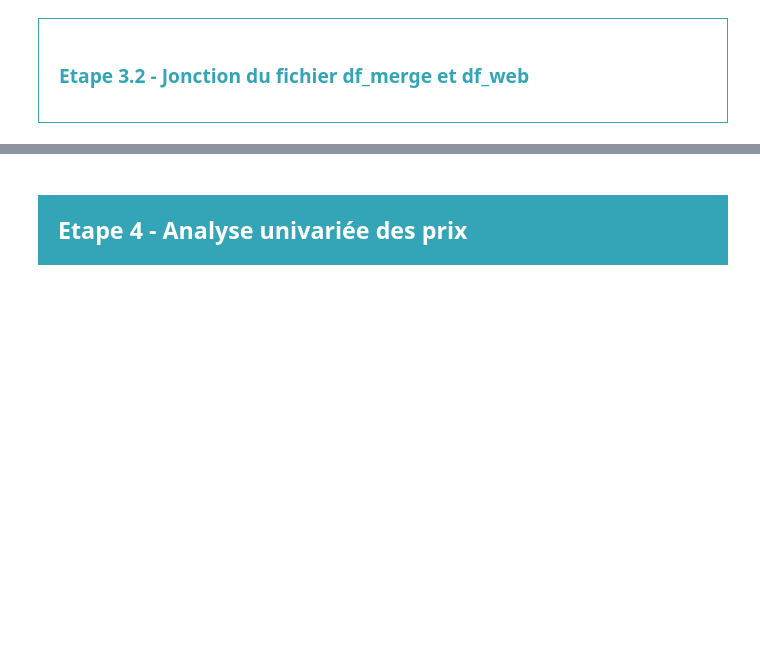
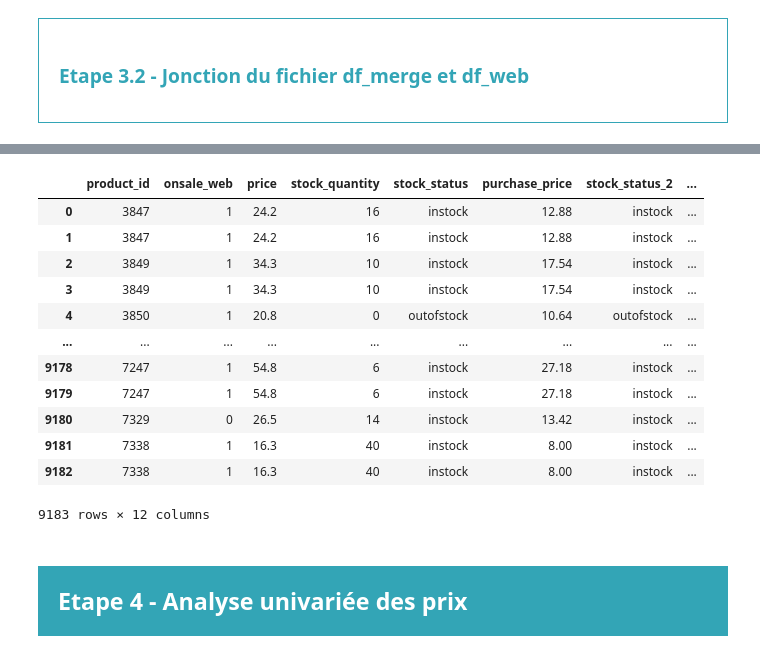
Before and after one commit to ziedbelhocine/Cours-OC, a Jupyter notebook: Data_Analyst/Projet_6/Template-Notebook-Bottleneck(1).ipynb, the cells around one changed output, grey strips where cells are left out. Saved outputs shown, nothing was run; the diff lists cells and outputs as text; code cells hidden in the pictures; blank space fills up the shorter version.

```diff
--- a/Data_Analyst/Projet_6/Template-Notebook-Bottleneck(1).ipynb
+++ b/Data_Analyst/Projet_6/Template-Notebook-Bottleneck(1).ipynb
@@ -563,3 +783,20 @@ Name: sku, Length: 1513, dtype: bool
+# %%
+df_merge = pd.merge(df_merge, df_web, on='id_web', how='left')
+df_merge
+# %% [output]
+|  | product_id | onsale_web | price | stock_quantity | stock_status | purchase_price | stock_status_2 | ... |
+| 0 | 3847 | 1 | 24.2 | 16 | instock | 12.88 | instock | ... |
+| 1 | 3847 | 1 | 24.2 | 16 | instock | 12.88 | instock | ... |
+| 2 | 3849 | 1 | 34.3 | 10 | instock | 17.54 | instock | ... |
+| 3 | 3849 | 1 | 34.3 | 10 | instock | 17.54 | instock | ... |
+| 4 | 3850 | 1 | 20.8 | 0 | outofstock | 10.64 | outofstock | ... |
+| ... | ... | ... | ... | ... | ... | ... | ... | ... |
+| 9178 | 7247 | 1 | 54.8 | 6 | instock | 27.18 | instock | ... |
+| 9179 | 7247 | 1 | 54.8 | 6 | instock | 27.18 | instock | ... |
+| 9180 | 7329 | 0 | 26.5 | 14 | instock | 13.42 | instock | ... |
+| 9181 | 7338 | 1 | 16.3 | 40 | instock | 8.00 | instock | ... |
+| 9182 | 7338 | 1 | 16.3 | 40 | instock | 8.00 | instock | ... |
+9183 rows × 12 columns
 # %% [markdown]
 <div style="background-color: RGB(51,165,182);" >
 <h2 style="margin: auto; padding: 20px; color:#fff; ">Etape 4 - Analyse univariée des prix</h2>
```
Also changed, not shown: parts of 53 cells of this notebook, 1 other file.
